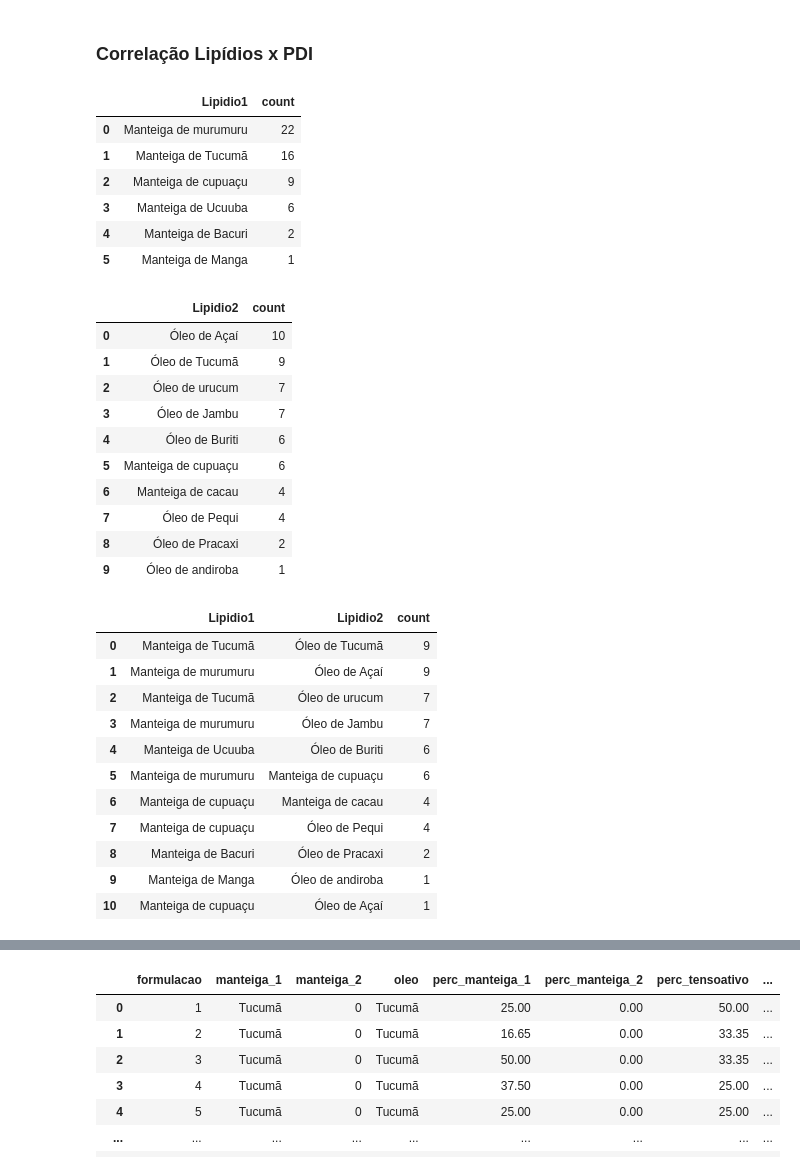
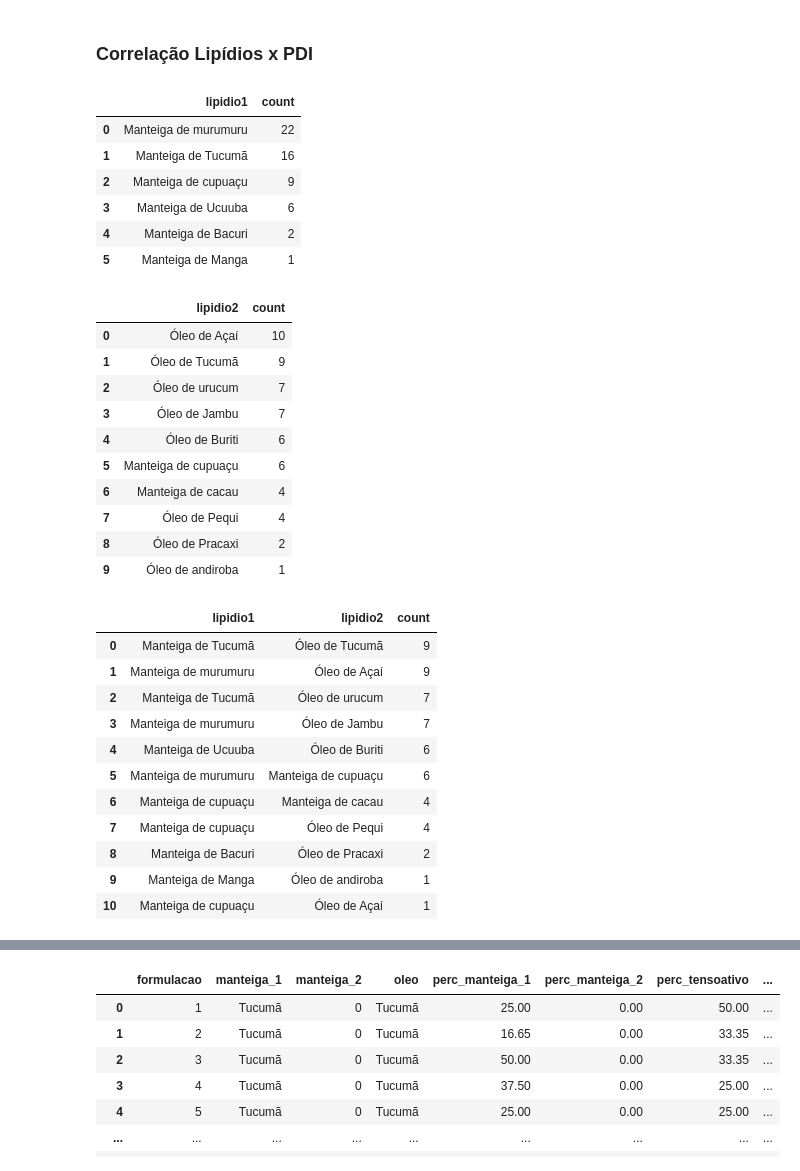
Before and after one commit to brfiso/PyNanoEmulsion, a Jupyter notebook: AnaliseFormulacoes.ipynb, the cells around one changed output, grey strips where cells are left out. Drawn from its saved outputs; the diff is of its cells as text; code cells hidden in the pictures.

```diff
--- a/AnaliseFormulacoes.ipynb
+++ b/AnaliseFormulacoes.ipynb
@@ -8,6 +8,7 @@ from sklearn.calibration import LabelEncoder
 É importante observar que a planilha de formulações foi unida à planilha com as informações sobre os lipídios.
 # %%
 df = pd.read_csv('FormulacoesNano.csv', sep=';', encoding='utf-8-sig')
+df.columns = df.columns.str.lower()
 df.head()
 # %% [output]
 |  | formulacao | manteiga_1 | manteiga_2 | oleo | perc_manteiga_1 | perc_manteiga_2 | perc_tensoativo | ... |
@@ -90,9 +91,9 @@ df_lipidio_2
 # %% [markdown]
 ### Correlação Lipídios x PDI
 # %%
-df[df['pdi'] < 0.3][['Lipidio1']].value_counts().reset_index()
+df[df['pdi'] < 0.3][['lipidio1']].value_counts().reset_index()
 # %% [output]
-|  | Lipidio1 | count |
+|  | lipidio1 | count |
 | 0 | Manteiga de murumuru | 22 |
 | 1 | Manteiga de Tucumã | 16 |
 | 2 | Manteiga de cupuaçu | 9 |
@@ -100,9 +101,9 @@ df[df['pdi'] < 0.3][['Lipidio1']].value_counts().reset_index()
 | 4 | Manteiga de Bacuri | 2 |
 | 5 | Manteiga de Manga | 1 |
 # %%
-df[df['pdi'] < 0.3][['Lipidio2']].value_counts().reset_index()
+df[df['pdi'] < 0.3][['lipidio2']].value_counts().reset_index()
 # %% [output]
-|  | Lipidio2 | count |
+|  | lipidio2 | count |
 | 0 | Óleo de Açaí | 10 |
 | 1 | Óleo de Tucumã | 9 |
 | 2 | Óleo de urucum | 7 |
@@ -115,9 +116,9 @@ df[df['pdi'] < 0.3][['Lipidio2']].value_counts().reset_index()
 | 9 | Óleo de andiroba | 1 |
 # %%
 
-df[df['pdi'] < 0.3][['Lipidio1','Lipidio2']].value_counts().reset_index()
+df[df['pdi'] < 0.3][['lipidio1','lipidio2']].value_counts().reset_index()
 # %% [output]
-|  | Lipidio1 | Lipidio2 | count |
+|  | lipidio1 | lipidio2 | count |
 | 0 | Manteiga de Tucumã | Óleo de Tucumã | 9 |
 | 1 | Manteiga de murumuru | Óleo de Açaí | 9 |
 | 2 | Manteiga de Tucumã | Óleo de urucum | 7 |
```
Also changed, not shown: parts of 15 cells of this notebook.
